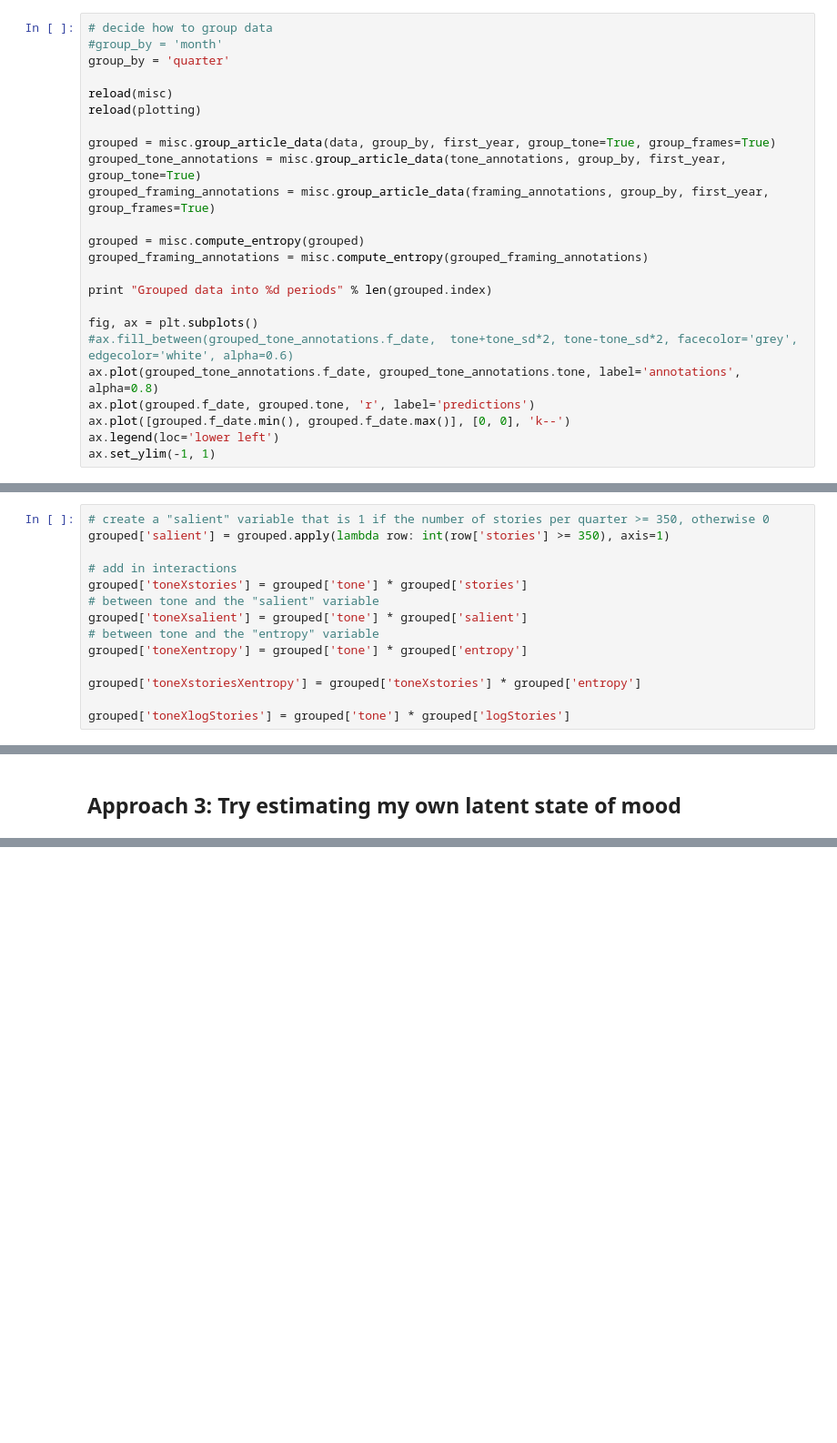
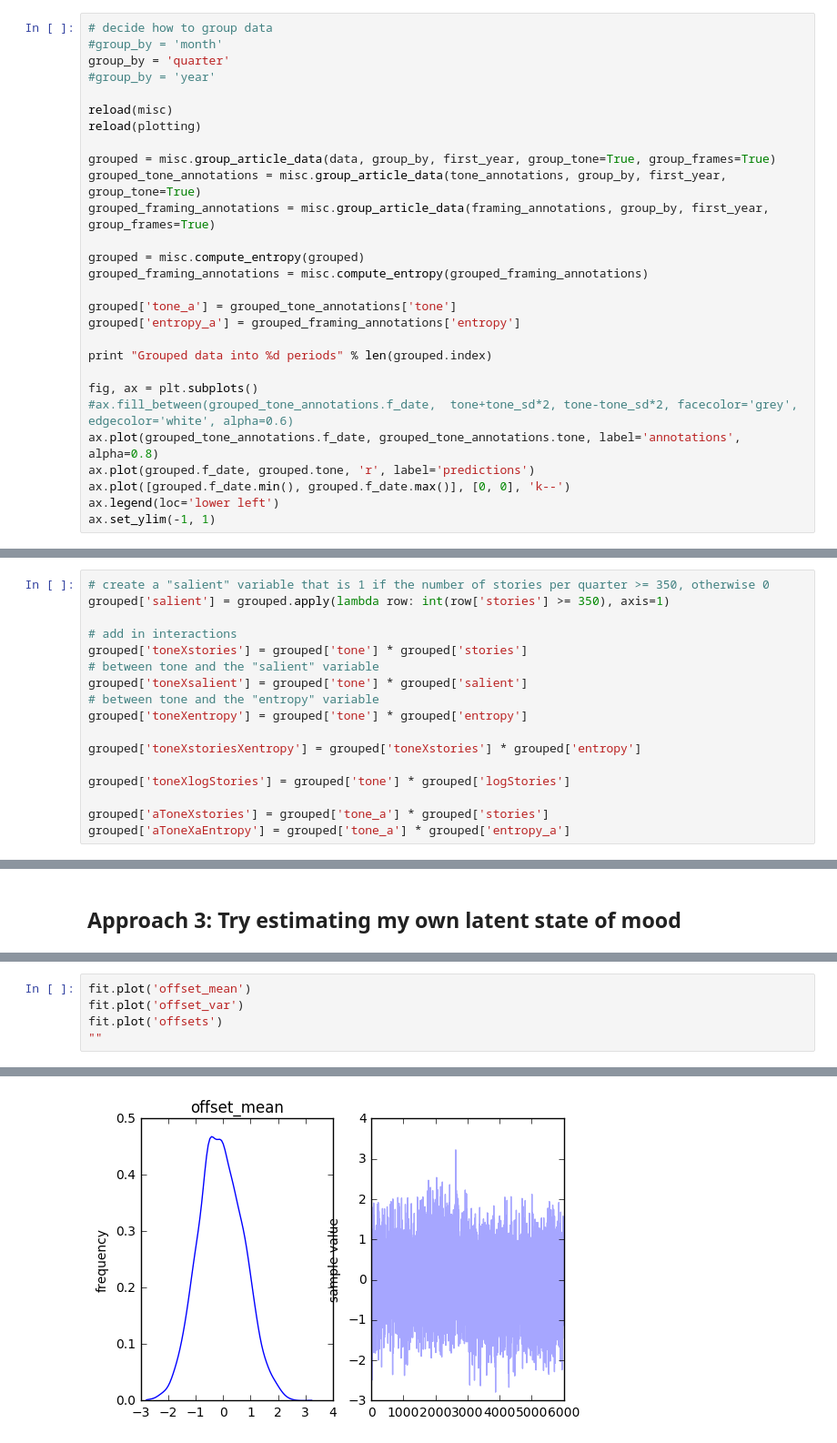
Before and after one commit to dallascard/predicting_public_opinion, a Jupyter notebook: immigration2.ipynb, the cells around one changed output, grey strips where cells are left out. Shown at 91% size. Cells and saved outputs as stored; diff of their text form; blank space fills up the shorter version.

```diff
--- a/immigration2.ipynb
+++ b/immigration2.ipynb
@@ -50,6 +50,7 @@ framing_annotations = misc.convert_dates(framing_annotations, first_year)
 # decide how to group data
 #group_by = 'month'
 group_by = 'quarter'
+#group_by = 'year'
 
 reload(misc)
 reload(plotting)
@@ -61,6 +62,9 @@ grouped_framing_annotations = misc.group_article_data(framing_annotations, group
 grouped = misc.compute_entropy(grouped)
 grouped_framing_annotations = misc.compute_entropy(grouped_framing_annotations)
 
+grouped['tone_a'] = grouped_tone_annotations['tone']
+grouped['entropy_a'] = grouped_framing_annotations['entropy']
+
 print "Grouped data into %d periods" % len(grouped.index)
 
 fig, ax = plt.subplots()
@@ -193,6 +198,9 @@ grouped['toneXentropy'] = grouped['tone'] * grouped['entropy']
 grouped['toneXstoriesXentropy'] = grouped['toneXstories'] * grouped['entropy']
 
 grouped['toneXlogStories'] = grouped['tone'] * grouped['logStories']
+
+grouped['aToneXstories'] = grouped['tone_a'] * grouped['stories']
+grouped['aToneXaEntropy'] = grouped['tone_a'] * grouped['entropy_a']
 # %% [markdown]
 ## Approach 1: predict wcalc values from wcalc + other
 # %% [markdown]
@@ -634,0 +746,6 @@ Warnings:
+# %%
+fit.plot('offset_mean')
+fit.plot('offset_var')
+fit.plot('offsets')
+""
+# %% [output]
@@ -634,0 +753 @@ Warnings:
+[figure, added]
```
Also changed, not shown: parts of 28 cells of this notebook, 1 other file.
